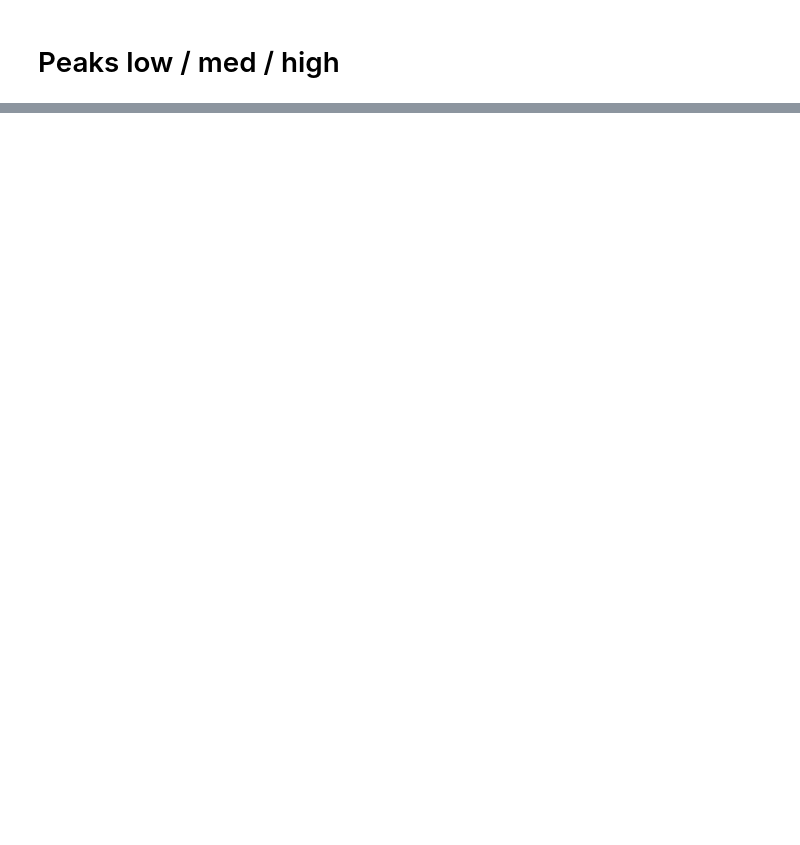
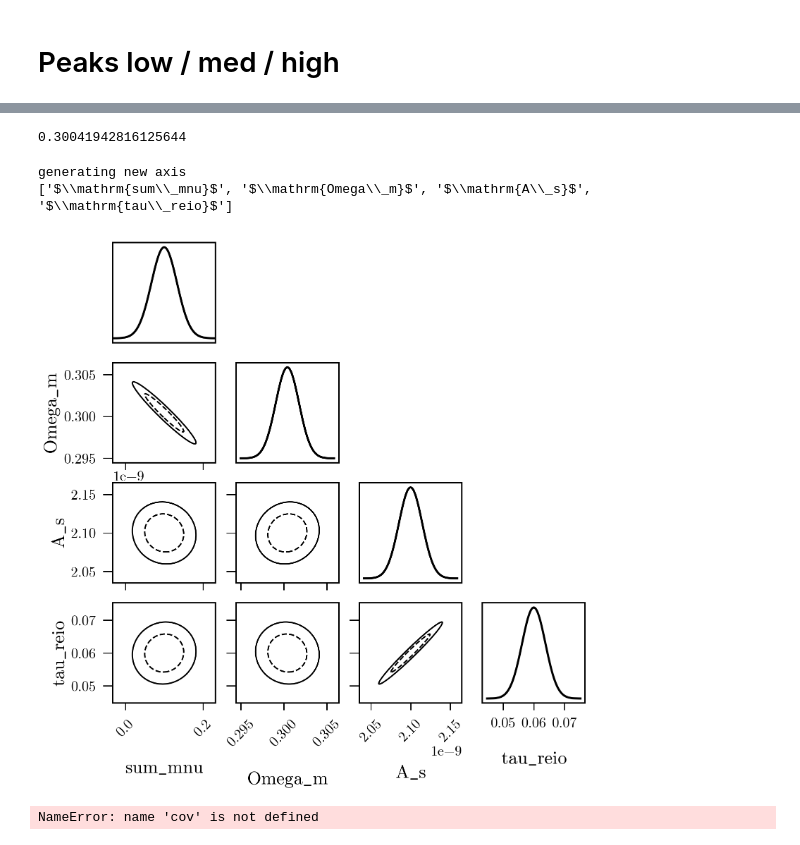
Before and after one commit to xzackli/gp_lens, a Jupyter notebook: Plot Chains.ipynb, the cells around one changed output, grey strips where cells are left out. Drawn from its saved outputs; the diff is of its cells as text; code cells hidden in the pictures; blank space fills up the shorter version.

```diff
--- a/Plot Chains.ipynb
+++ b/Plot Chains.ipynb
@@ -235,0 +271,5 @@ axes[2,2].set_ylim(0,9)
+# %%
+c = obs.cosmos['CLASS_fiducial']
+c.Omega0_m()
+# %% [output]
+0.30041942816125644
@@ -235,0 +288,29 @@ axes[2,2].set_ylim(0,9)
+# %%
+pars = np.array( ['sum_mnu', 'Omega_m', 'A_s' ])
+centers = np.array([ 0.1, obs.cosmos['CLASS_fiducial'].Omega0_m(),   2.1e-9])
+left_steps = np.array([0.0,
+                       abs(obs.cosmos['CLASS_fiducial'].Omega0_m()-
+                           obs.cosmos['omega_cdm_CLASS_left'].Omega0_m()),    0.1e-9])
+right_steps = np.array([0.02, abs(obs.cosmos['CLASS_fiducial'].Omega0_m()-
+                           obs.cosmos['omega_cdm_CLASS_right'].Omega0_m()),   0.1e-9])
+
+obs.parameters = pars
+obs.fiducial = centers
+obs.left = centers - left_steps
+obs.right = centers + right_steps
+
+obs.cosmos['Omega_m_CLASS_left'] = obs.cosmos['omega_cdm_CLASS_left']
+obs.cosmos['Omega_m_CLASS_right'] = obs.cosmos['omega_cdm_CLASS_right']
+# %%
+
+example_Planck = CMB_Primary(
+    theta_fwhm=[7.], sigma_T=[33.], sigma_P=[56.],
+    f_sky=0.65, l_min=2, l_max=2500)
+
+fisher = example_Planck.get_fisher(obs)
+cov = np.linalg.inv(fisher)
+fishchips.util.plot_triangle(obs, cov);
+# %% [output]
+generating new axis
+['$\\mathrm{sum\\_mnu}$', '$\\mathrm{Omega\\_m}$', '$\\mathrm{A\\_s}$', '$\\mathrm{tau\\_reio}$']
+[figure, added]
@@ -235,0 +349,4 @@ axes[2,2].set_ylim(0,9)
+# %%
+get_samps(cov, centers)
+# %% [output]
+NameError: name 'cov' is not defined
```
Also changed, not shown: parts of 12 cells of this notebook, 6 other files.
